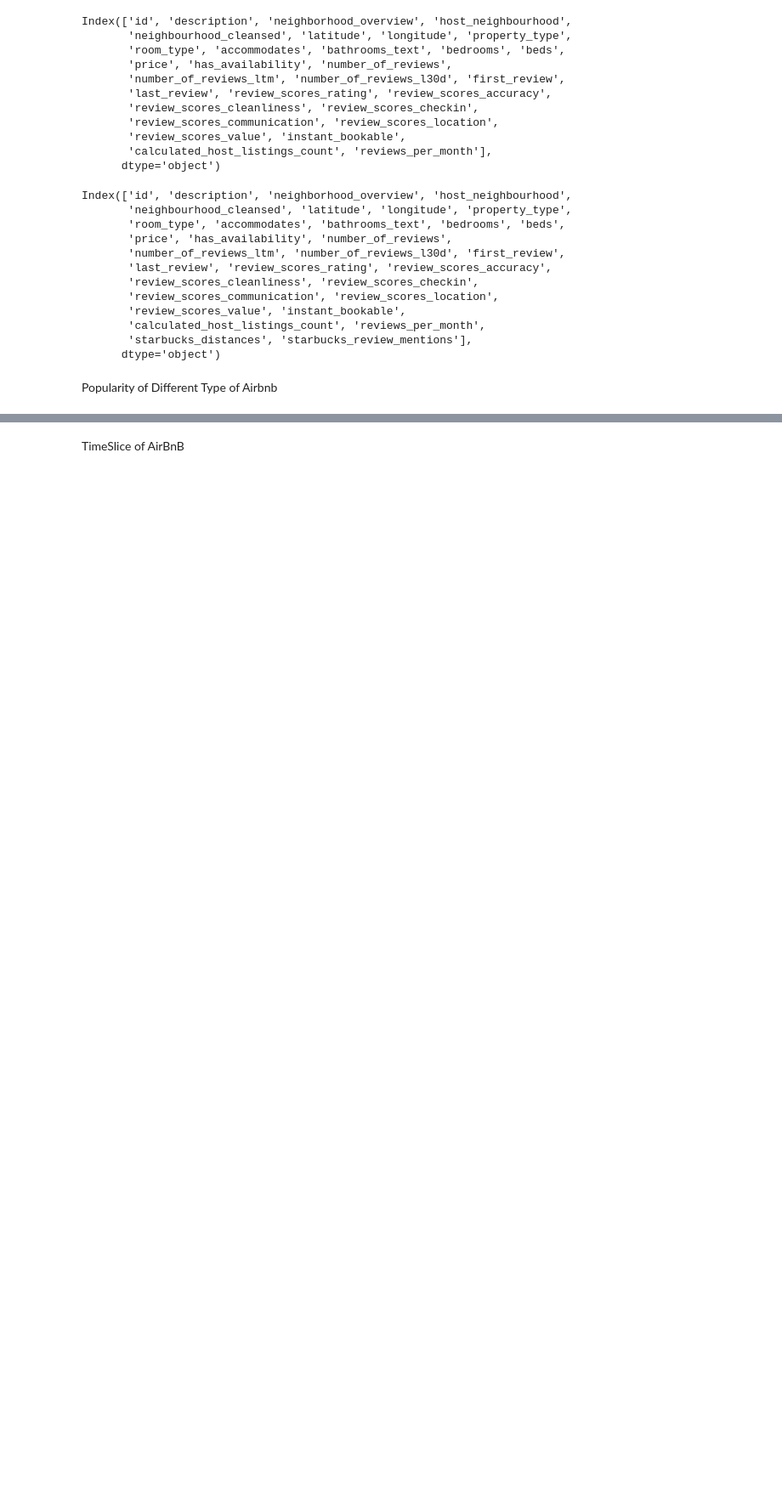
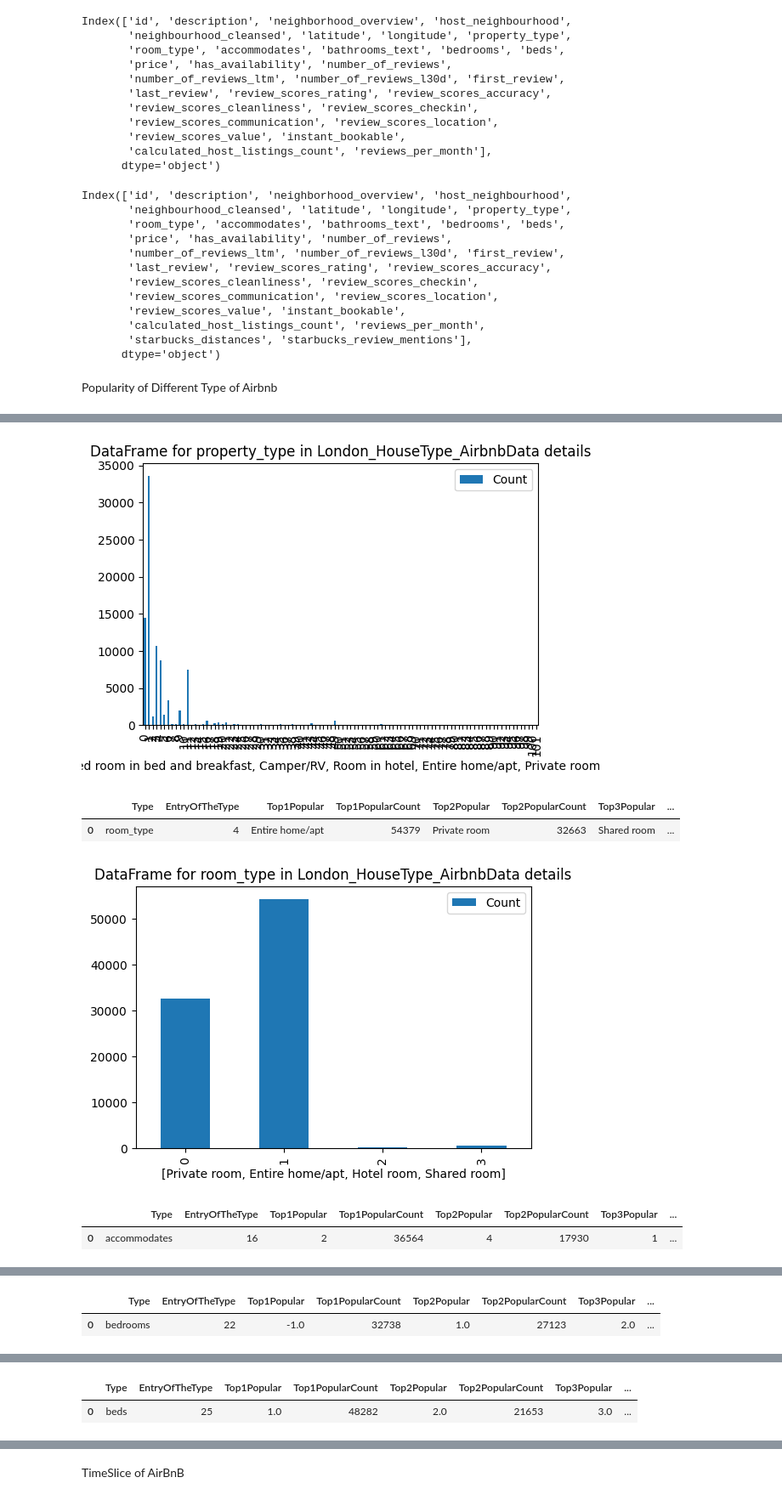
Before and after one commit to mdipinto1/m.c-squared, a Jupyter notebook: map_notebook_cz.ipynb, the cells around one changed output, grey strips where cells are left out. Shown at 85% size. Saved outputs shown, nothing was run; the diff lists cells and outputs as text; code cells hidden in the pictures; blank space fills up the shorter version.

```diff
--- a/map_notebook_cz.ipynb
+++ b/map_notebook_cz.ipynb
@@ -344,0 +349,4 @@ columnDetail(columnToBeCount, DenverHouseModel)
+# %%
+#London information for certain coloumn
+columnDetail(columnToBeCount, LondonHouseModel)
+# %% [output]
@@ -344,0 +355,6 @@ columnDetail(columnToBeCount, DenverHouseModel)
+[figure, added]
+|  | Type | EntryOfTheType | Top1Popular | Top1PopularCount | Top2Popular | Top2PopularCount | Top3Popular | ... |
+| 0 | room_type | 4 | Entire home/apt | 54379 | Private room | 32663 | Shared room | ... |
+[figure, added]
+|  | Type | EntryOfTheType | Top1Popular | Top1PopularCount | Top2Popular | Top2PopularCount | Top3Popular | ... |
+| 0 | accommodates | 16 | 2 | 36564 | 4 | 17930 | 1 | ... |
@@ -344,0 +362,2 @@ columnDetail(columnToBeCount, DenverHouseModel)
+|  | Type | EntryOfTheType | Top1Popular | Top1PopularCount | Top2Popular | Top2PopularCount | Top3Popular | ... |
+| 0 | bedrooms | 22 | -1.0 | 32738 | 1.0 | 27123 | 2.0 | ... |
@@ -344,0 +365,2 @@ columnDetail(columnToBeCount, DenverHouseModel)
+|  | Type | EntryOfTheType | Top1Popular | Top1PopularCount | Top2Popular | Top2PopularCount | Top3Popular | ... |
+| 0 | beds | 25 | 1.0 | 48282 | 2.0 | 21653 | 3.0 | ... |
```
Also changed, not shown: parts of 31 cells of this notebook.
